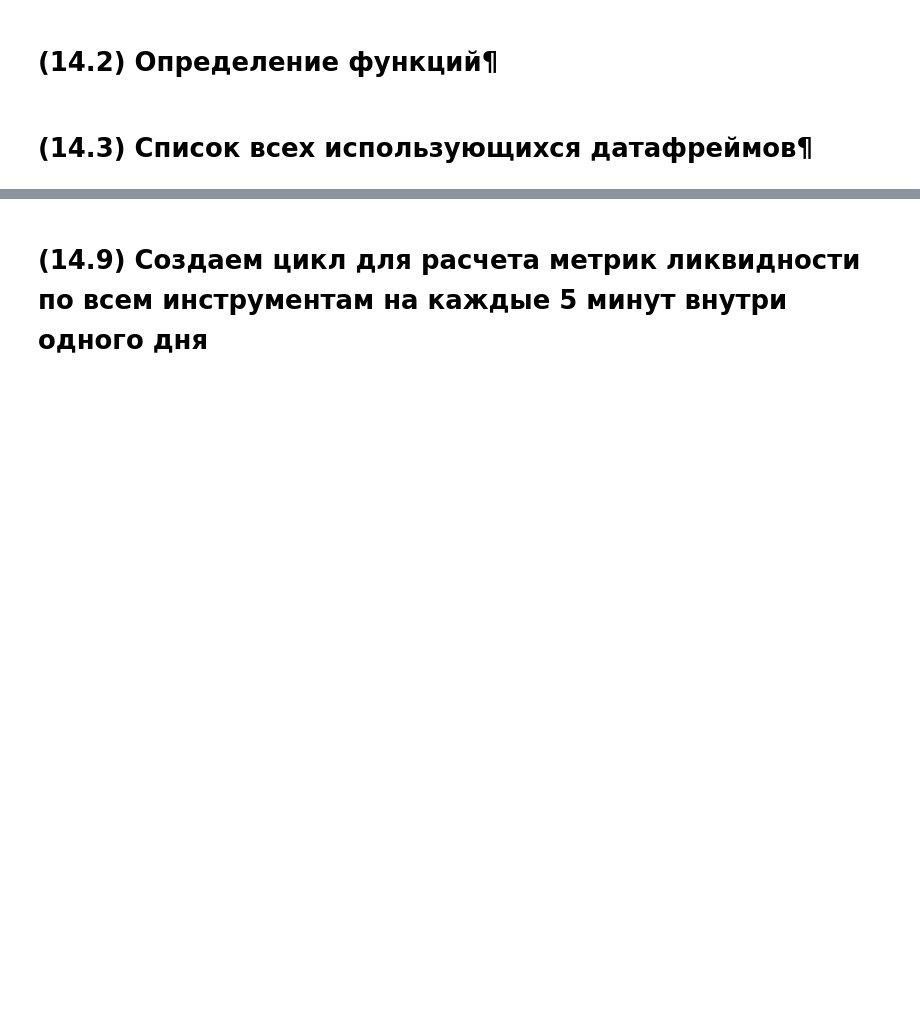
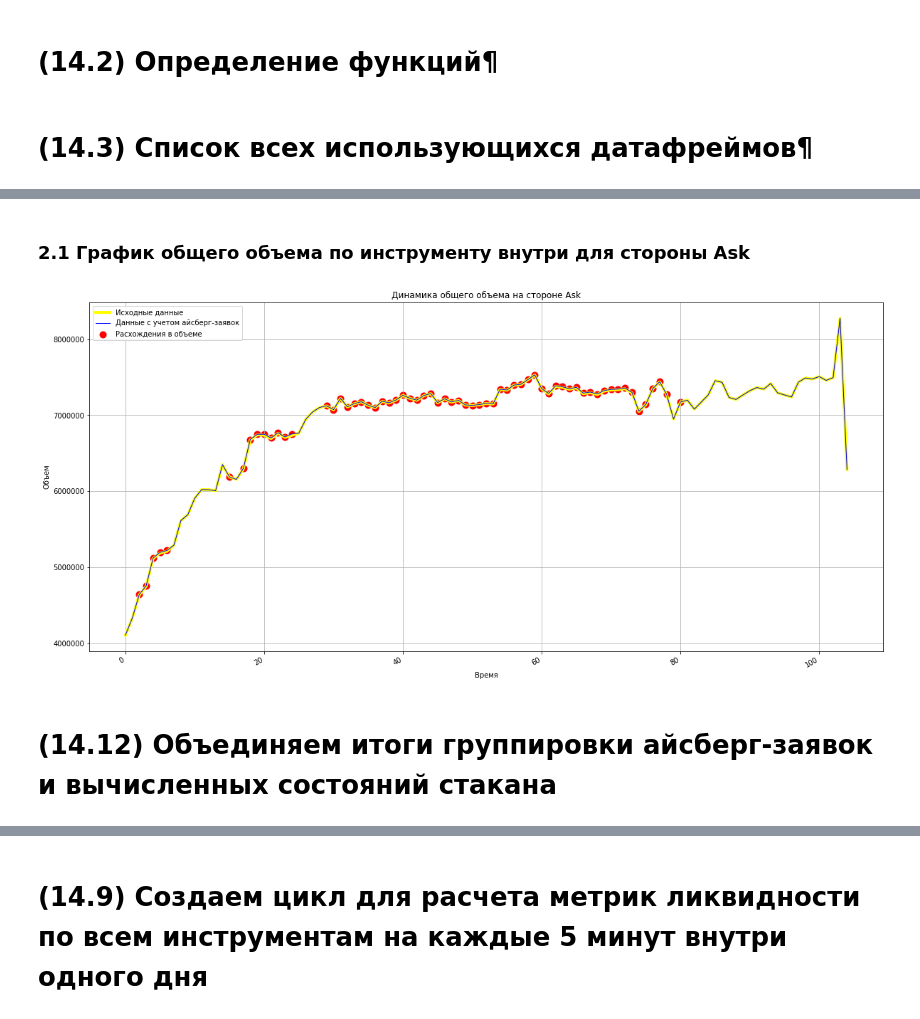
Before and after one commit to katya-luzina/master_thesis, a Jupyter notebook: 2. расчет стакана.ipynb, the cells around one changed output, grey strips where cells are left out. Saved outputs shown, nothing was run; the diff lists cells and outputs as text; code cells hidden in the pictures; blank space fills up the shorter version.

```diff
--- a/2. расчет стакана.ipynb
+++ b/2. расчет стакана.ipynb
@@ -390,0 +407,21 @@ KeyboardInterrupt:
+# %% [markdown]
+### 2.1 График общего объема по инструменту внутри для стороны Ask
+# %%
+fig, ax = plt.subplots()
+plt.grid()
+plt.title('Динамика общего объема на стороне Ask')
+plt.xlabel('Время')
+plt.ylabel('Объем')
+ax.plot(liquidity.index, liquidity.ASK_DEPTH, linestyle = '-', linewidth = 4, color = 'yellow', label = 'Исходные данные')
+ax.plot(liquidity.index, liquidity.ASK_DEPTH_ICE, linestyle = '-', linewidth = 1, color = 'blue', label = 'Данные с учетом айсберг-заявок')
+ax.scatter(liquidity.index, liquidity.ASK_DELTA, linestyle = '-', linewidth = 4, color = 'red', label = 'Расхождения в объеме')
+ax.legend()
+fig.set_figwidth(20)
+fig.set_figheight(10)
+plt.gcf().autofmt_xdate()
+plt.show()
+fig.savefig('21 График общего объема по инструменту внутри для стороны Ask.png')
+# %% [output]
+[figure, added]
+# %% [markdown]
+# (14.12) Объединяем итоги группировки айсберг-заявок и вычисленных состояний стакана
```
Also changed, not shown: parts of 53 cells of this notebook.
